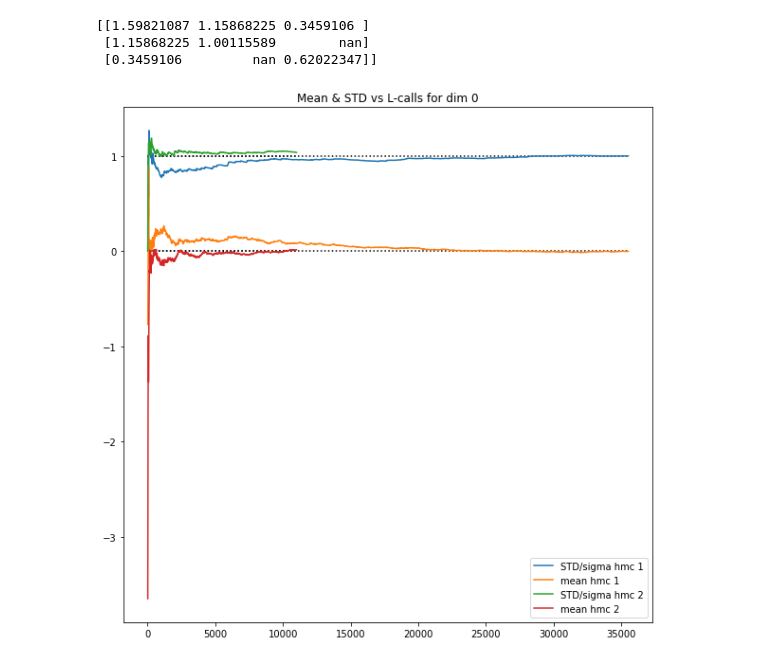
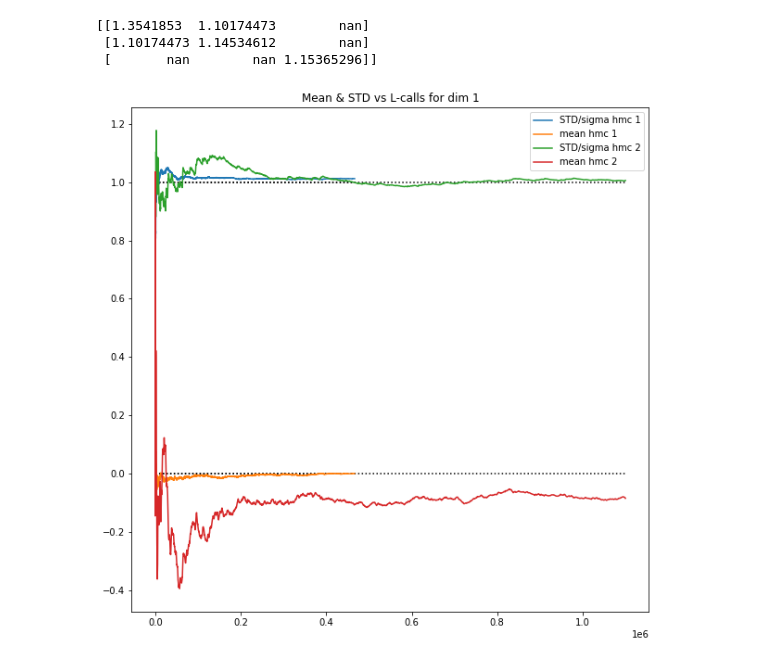
Before and after one commit to Orion-51/jax-cosmo-paper, a Jupyter notebook: notebooks/rhys_v3.ipynb, the cells around one changed output. Drawn from its saved outputs; the diff is of its cells as text; code cells hidden in the pictures.

```diff
--- a/notebooks/rhys_v3.ipynb
+++ b/notebooks/rhys_v3.ipynb
@@ -58,5 +58,5 @@ def run_hmc2(n_it, epsilon, hmc, spit, cov):
 # %%
-nit = 1000
+nit = 100000
 burnin = 5000
 
 start = time.time()
@@ -66,7 +66,7 @@ print("")
 
 start = time.time()
 #chain2 = run_hmc(nit, hmc, cov, burnin)
-chain2 = run_hmc2(nit, 0.2, hmc2, 10, cov)
+chain2 = run_hmc2(nit, 0.02, hmc2, 10, cov)
 print("Total time to run is %.2f s" %(time.time()-start))
 # %% [output]
 2.0
@@ -140,11 +140,11 @@ def plot_conv(trace,dim,botlim,toplim, hmc, cov, calls):
 # %%
 print(np.sqrt(cov))
 
-plot_conv(trace,0,-1,1.5,1, cov, calls)
-plot_conv(trace2,0,-1,1.5,2, cov, calls2)
+plot_conv(trace,1,-1,1.5,1, cov, calls)
+plot_conv(trace2,1,-1,1.5,2, cov, calls2)
 plt.show()
 # %% [output]
-[[1.59821087 1.15868225 0.3459106 ]
- [1.15868225 1.00115589        nan]
- [0.3459106         nan 0.62022347]]
+[[1.3541853  1.10174473        nan]
+ [1.10174473 1.14534612        nan]
+ [       nan        nan 1.15365296]]
-[figure, old version]
+[figure, new version]
```
Also changed, not shown: parts of 6 cells of this notebook, 1 other file.
